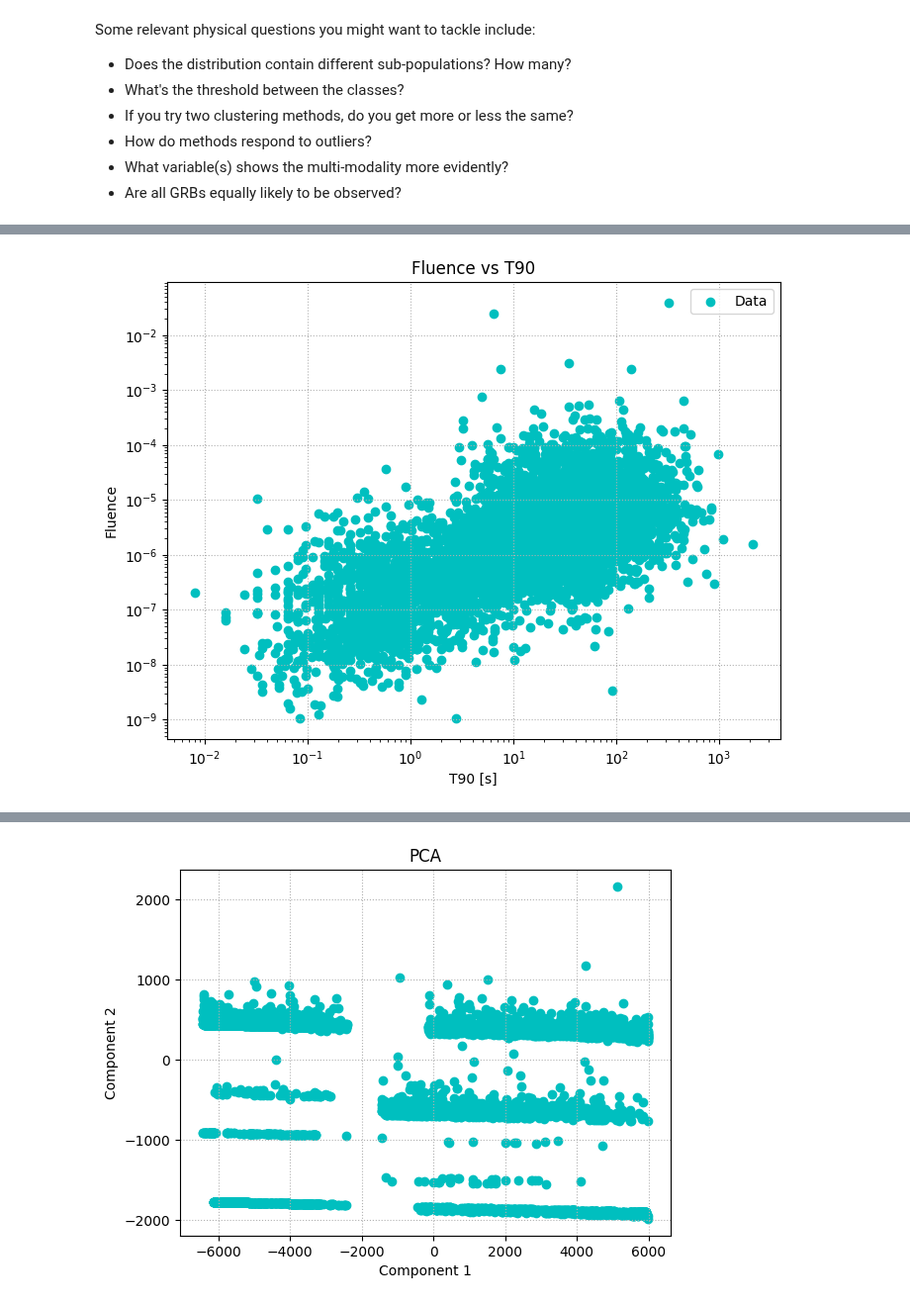
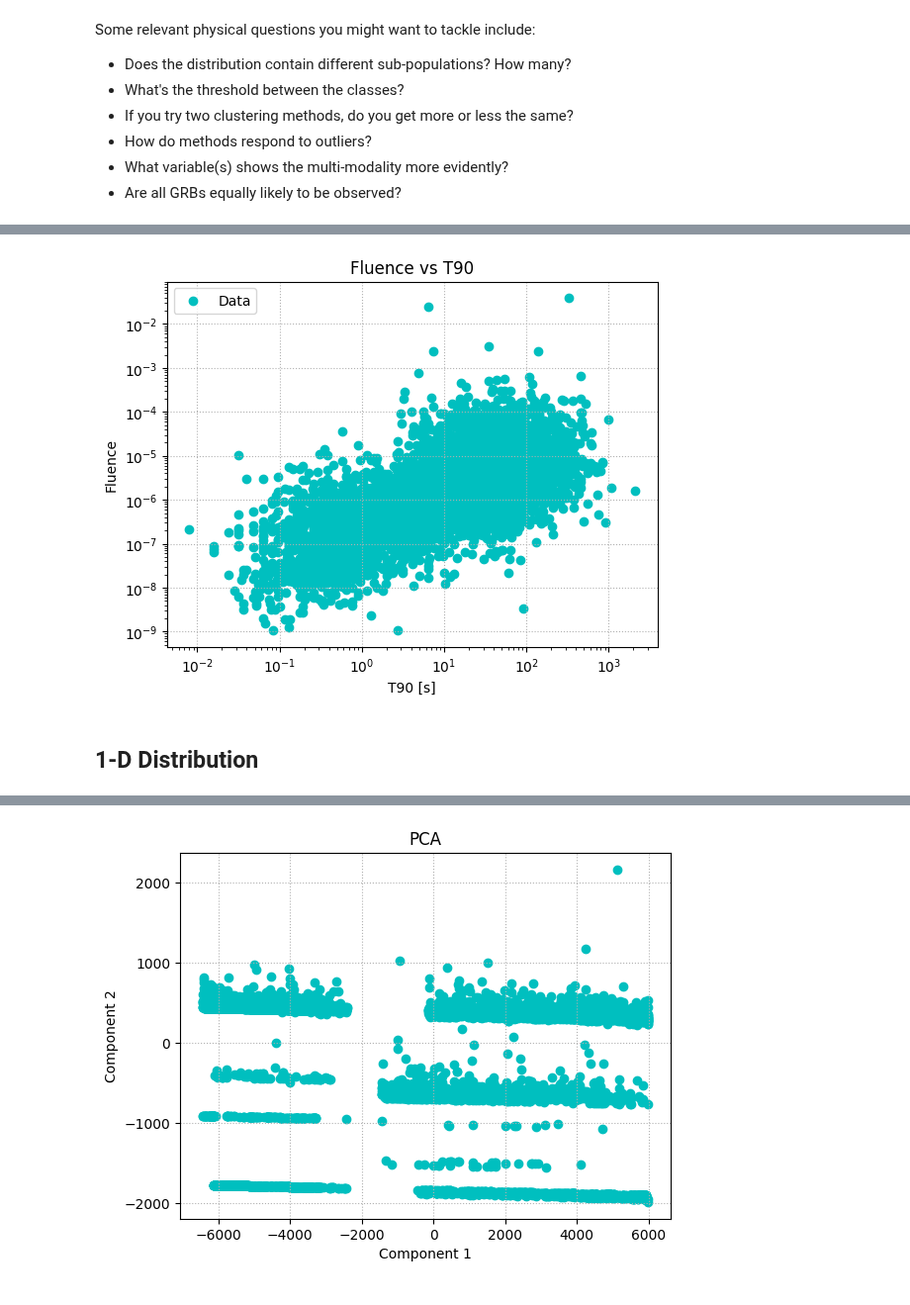
Before and after one commit to APozzi22/Astrostatistic, a Jupyter notebook: 14_Clustering/Gamma_Ray_Burst.ipynb, the cells around one changed output, grey strips where cells are left out. Shown at 99% size. Drawn from its saved outputs; the diff is of its cells as text; code cells hidden in the pictures.

```diff
--- a/14_Clustering/Gamma_Ray_Burst.ipynb
+++ b/14_Clustering/Gamma_Ray_Burst.ipynb
@@ -79,0 +51,16 @@ for i in range(len(names)):
+# %%
+# Extract the variable
+ra = data[names=='ra'][0].astype(float) # Right Ascension
+decl = data[names=='decl'][0].astype(float) # Declination
+
+T90 = data[names=='T90'][0].astype(float)
+T90_error = data[names=='T90_error'][0].astype(float)
+
+fluence = data[names=='fluence'][0].astype(float)
+fluence_error = data[names=='fluence_error'][0].astype(float)
+
+redshift = data[names=='redshift'][0].astype(float)
+
+mjd_T0 = data[names=='mjd_(T0)'][0].astype(float)
+
+T100 = data[names=="'T100'"][0].astype(float)
@@ -80,24 +77,22 @@ for i in range(len(names)):
 # %%
-# Plot Time-Flux
+# Plot T90-Fluence
 
-T90 = data[:, names == 'T90'].astype(float).flatten()
-fluence = data[:, names == 'fluence'].astype(float).flatten()
+# Mask to remove unphysical values
+mask = (T90 != -999) & (fluence != -999)
 
-# Maschera per togliere valori invalidi
-mask = (T90 != -999) & (fluence != -999)
-T90 = T90[mask]
-fluence = fluence[mask]
+T90_corr = T90[mask]
+fluence_corr = fluence[mask]
 
-# Plot
-plt.figure(figsize=(8,6))
-plt.scatter(T90, fluence, color='c', label='Data')
+plt.scatter(T90_corr, fluence_corr, color='c', label='Data')
 plt.xscale('log')
 plt.yscale('log')
 plt.title('Fluence vs T90')
 plt.xlabel('T90 [s]')
 plt.ylabel('Fluence')
 plt.grid(linestyle=':')
 plt.legend()
 plt.show()
 # %% [output]
-[figure, old version]
+[figure, new version]
+# %% [markdown]
+## 1-D Distribution
```
Also changed, not shown: parts of 13 cells of this notebook, 3 other files.
